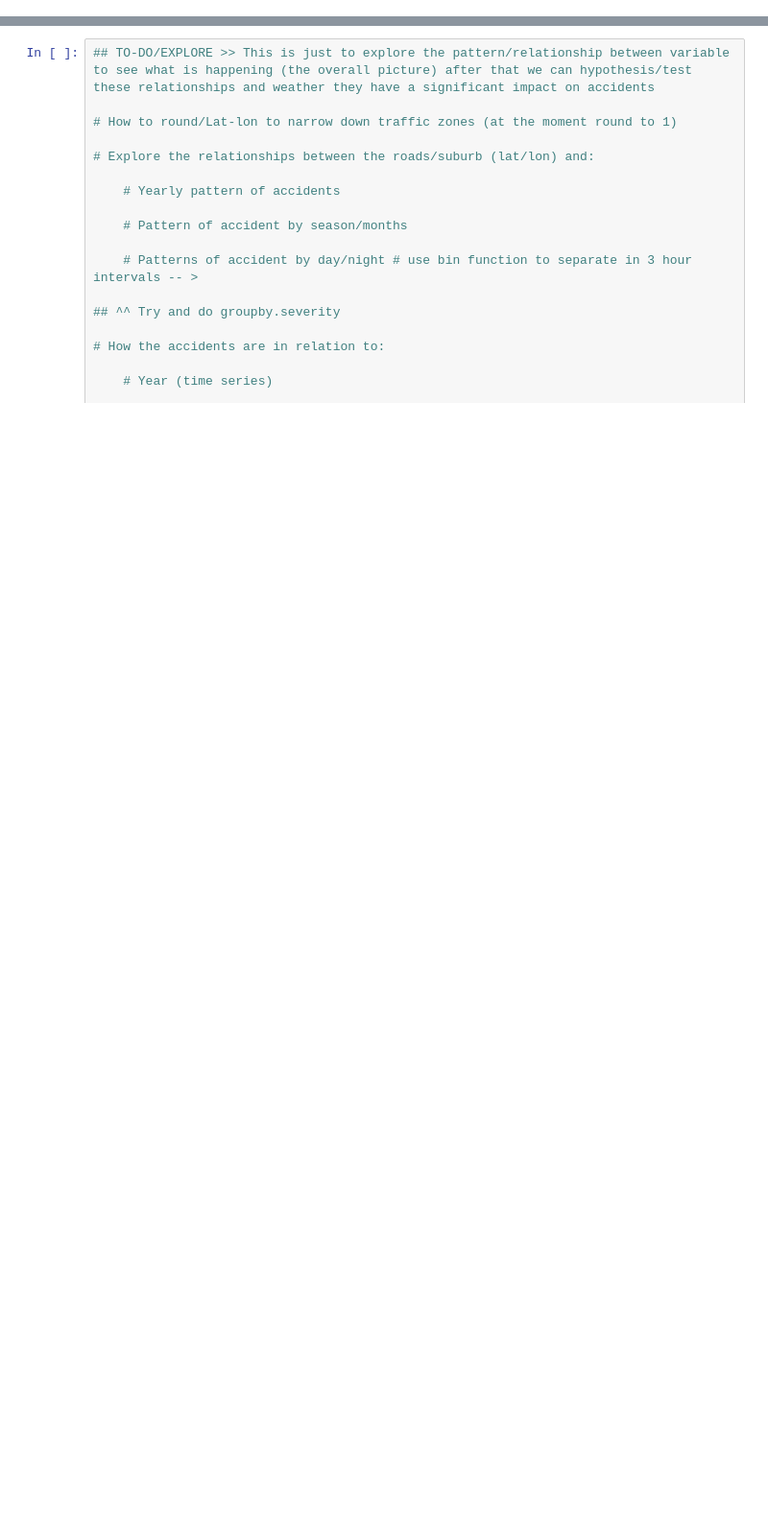
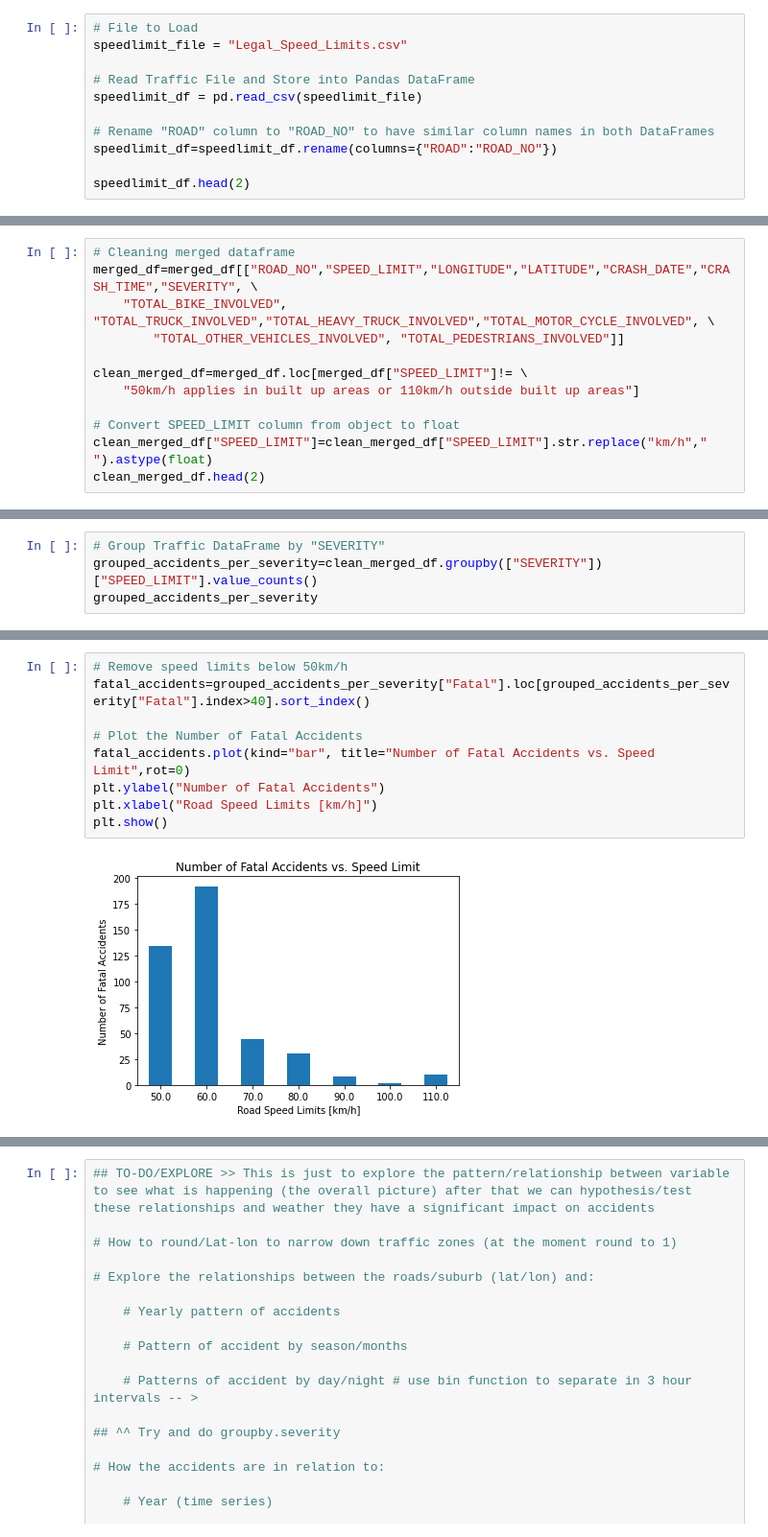
Before and after one commit to NZeinali/project_one, a Jupyter notebook: project1.ipynb, the cells around one changed output, grey strips where cells are left out. Shown at 96% size. Saved outputs shown, nothing was run; the diff lists cells and outputs as text; blank space fills up the shorter version.

```diff
--- a/project1.ipynb
+++ b/project1.ipynb
@@ -140,0 +22,11 @@ quantified_severity_df
+# %%
+# File to Load
+speedlimit_file = "Legal_Speed_Limits.csv"
+
+# Read Traffic File and Store into Pandas DataFrame
+speedlimit_df = pd.read_csv(speedlimit_file)
+
+# Rename "ROAD" column to "ROAD_NO" to have similar column names in both DataFrames
+speedlimit_df=speedlimit_df.rename(columns={"ROAD":"ROAD_NO"})
+
+speedlimit_df.head(2)
@@ -140,0 +54,12 @@ quantified_severity_df
+# %%
+# Cleaning merged dataframe
+merged_df=merged_df[["ROAD_NO","SPEED_LIMIT","LONGITUDE","LATITUDE","CRASH_DATE","CRASH_TIME","SEVERITY", \
+    "TOTAL_BIKE_INVOLVED", "TOTAL_TRUCK_INVOLVED","TOTAL_HEAVY_TRUCK_INVOLVED","TOTAL_MOTOR_CYCLE_INVOLVED", \
+        "TOTAL_OTHER_VEHICLES_INVOLVED", "TOTAL_PEDESTRIANS_INVOLVED"]]
+
+clean_merged_df=merged_df.loc[merged_df["SPEED_LIMIT"]!= \
+    "50km/h applies in built up areas or 110km/h outside built up areas"]
+
+# Convert SPEED_LIMIT column from object to float
+clean_merged_df["SPEED_LIMIT"]=clean_merged_df["SPEED_LIMIT"].str.replace("km/h"," ").astype(float)
+clean_merged_df.head(2)
@@ -140,0 +138,4 @@ quantified_severity_df
+# %%
+# Group Traffic DataFrame by "SEVERITY"
+grouped_accidents_per_severity=clean_merged_df.groupby(["SEVERITY"])["SPEED_LIMIT"].value_counts()
+grouped_accidents_per_severity
@@ -140,0 +162,11 @@ quantified_severity_df
+# %%
+# Remove speed limits below 50km/h
+fatal_accidents=grouped_accidents_per_severity["Fatal"].loc[grouped_accidents_per_severity["Fatal"].index>40].sort_index()
+
+# Plot the Number of Fatal Accidents
+fatal_accidents.plot(kind="bar", title="Number of Fatal Accidents vs. Speed Limit",rot=0)
+plt.ylabel("Number of Fatal Accidents")
+plt.xlabel("Road Speed Limits [km/h]")
+plt.show()
+# %% [output]
+[figure, added]
```
Also changed, not shown: parts of 31 cells of this notebook.
